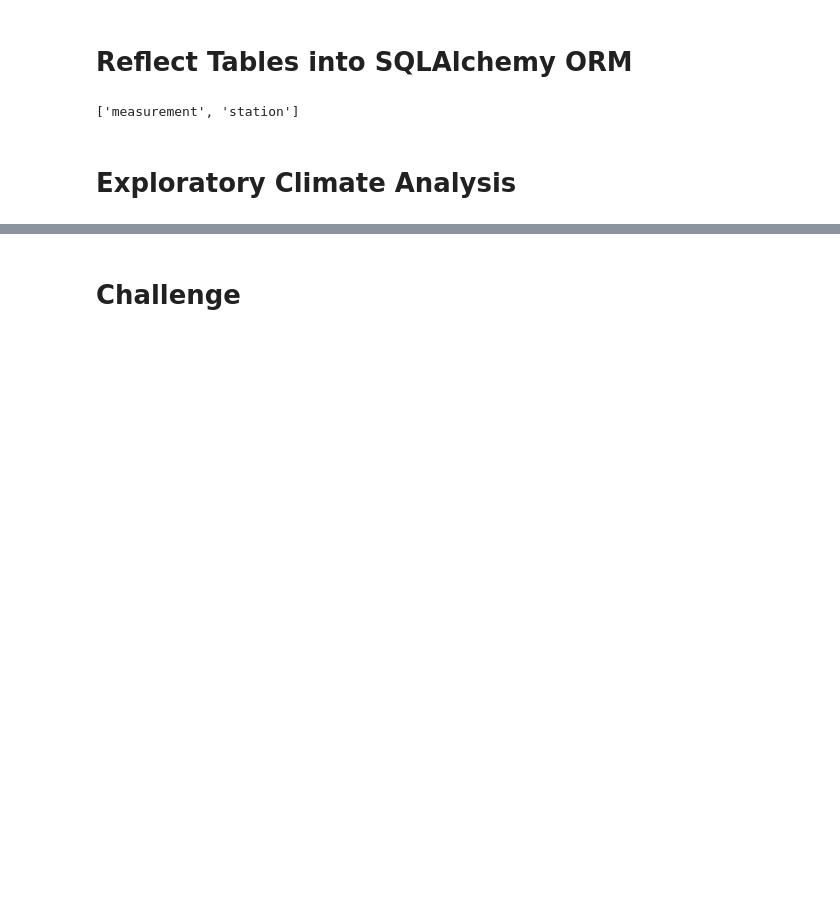
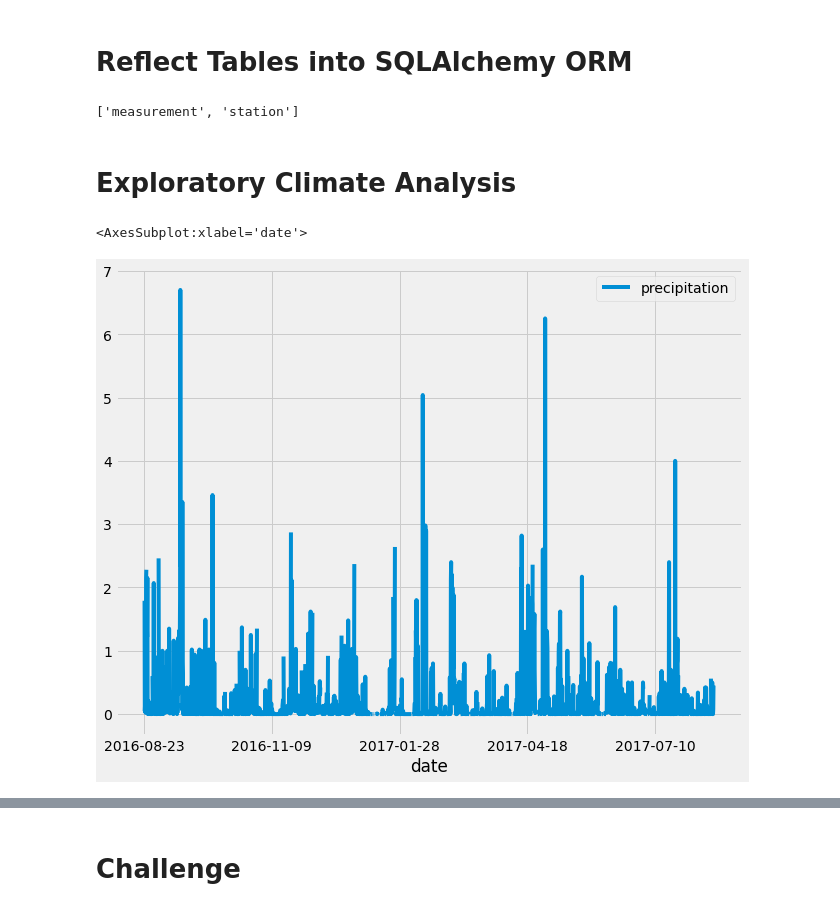
Before and after one commit to ltatro1545/surfs_up, a Jupyter notebook: climate_analysis.ipynb, the cells around one changed output, grey strips where cells are left out. Drawn from its saved outputs; the diff is of its cells as text; code cells hidden in the pictures; blank space fills up the shorter version.

```diff
--- a/climate_analysis.ipynb
+++ b/climate_analysis.ipynb
@@ -39,16 +39,39 @@ session = Session(engine)
 # Exploratory Climate Analysis
 # %%
 # Design a query to retrieve the last 12 months of precipitation data and plot the results.
+
 #Starting from the last data point in the database.
-
+prev_year = dt.date(2017, 8, 23)
 # Calculate the date one year from the last date in data set.
+prev_year = dt.date(2017, 8, 23) - dt.timedelta(days=365)
 
 # Perform a query to retrieve the data and precipitation scores
+results = []
+results = session.query(Measurement.date, Measurement.prcp)
+    #print(results.all()) ---- the .all() puts the results into a list
+# Filter out all data over a year old
+results = session.query(Measurement.date, Measurement.prcp).filter(Measurement.date >= prev_year).all()
+    #print(results)
+
 
 # Save the query results as a Pandas DataFrame and set the index to the date column
+df = pd.DataFrame(results, columns=['date', 'precipitation'])
+    # df
+df.set_index(df['date'], inplace=True)
+    # df (there are now two date columns...)
+
+# prints table without index so there is only one date column
+    #print(df.to_string(index=False))
+
 
 # Sort the dataframe by date
+df = df.sort_index()
+    #print(df.to_string(index=False))
 
-# Use Pandas Plotting with Matplotlib to plot the data
+# Use Pandas Plotting with Matplotlib to plot the data (Module 9.2.4)
+df.plot(figsize=(10,8))
+# %% [output]
+<AxesSubplot:xlabel='date'>
+[figure, added]
 # %%
 # Use Pandas to calcualte the summary statistics for the precipitation data
```
Also changed, not shown: parts of 1 cell of this notebook.
